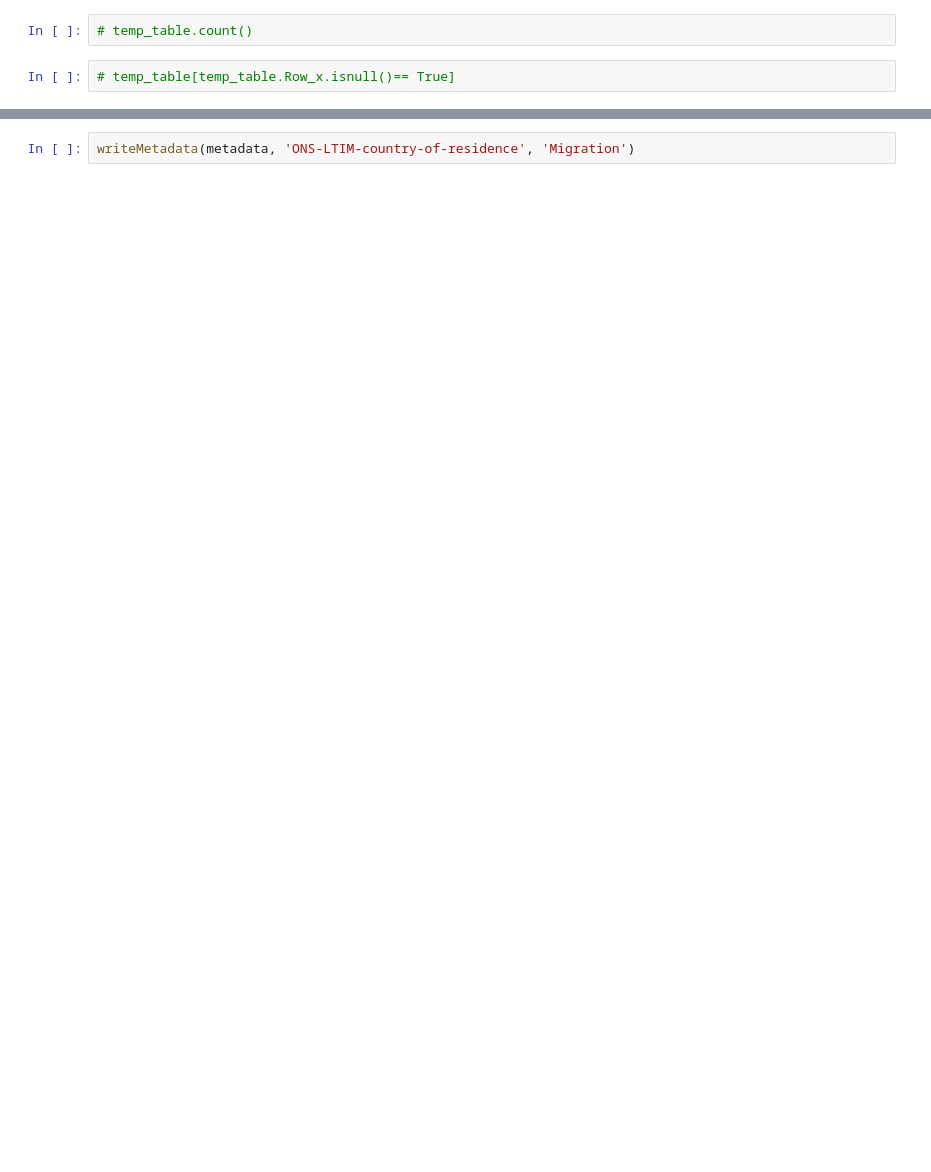
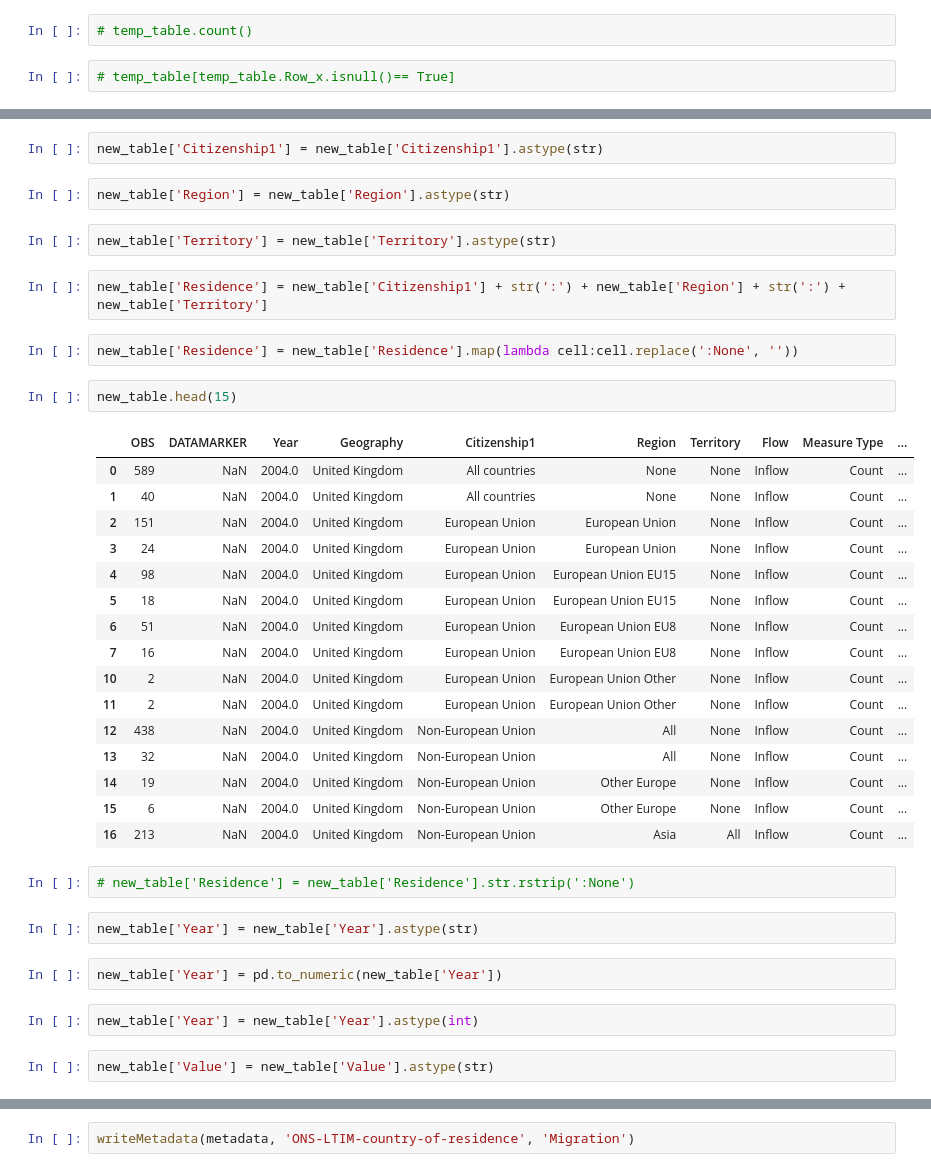
Before and after one commit to GSS-Cogs/ONS-LTIM-country-of-residence, a Jupyter notebook: Long-term international migration 2.02 next or last residence tidydata.ipynb, the cells around one changed output, grey strips where cells are left out. Saved outputs shown, nothing was run; the diff lists cells and outputs as text; blank space fills up the shorter version.

```diff
--- a/Long-term international migration 2.02 next or last residence tidydata.ipynb
+++ b/Long-term international migration 2.02 next or last residence tidydata.ipynb
@@ -422,0 +359,39 @@ Final_table.to_csv(destinationFolder / ('tidydata2_2.csv'), index = False)
+# %%
+new_table['Citizenship1'] = new_table['Citizenship1'].astype(str)
+# %%
+new_table['Region'] = new_table['Region'].astype(str)
+# %%
+new_table['Territory'] = new_table['Territory'].astype(str)
+# %%
+new_table['Residence'] = new_table['Citizenship1'] + str(':') + new_table['Region'] + str(':') + new_table['Territory']
+# %%
+new_table['Residence'] = new_table['Residence'].map(lambda cell:cell.replace(':None', ''))
+# %%
+new_table.head(15)
+# %% [output]
+|  | OBS | DATAMARKER | Year | Geography | Citizenship1 | Region | Territory | Flow | Measure Type | ... |
+| 0 | 589 | NaN | 2004.0 | United Kingdom | All countries | None | None | Inflow | Count | ... |
+| 1 | 40 | NaN | 2004.0 | United Kingdom | All countries | None | None | Inflow | Count | ... |
+| 2 | 151 | NaN | 2004.0 | United Kingdom | European Union | European Union | None | Inflow | Count | ... |
+| 3 | 24 | NaN | 2004.0 | United Kingdom | European Union | European Union | None | Inflow | Count | ... |
+| 4 | 98 | NaN | 2004.0 | United Kingdom | European Union | European Union EU15 | None | Inflow | Count | ... |
+| 5 | 18 | NaN | 2004.0 | United Kingdom | European Union | European Union EU15 | None | Inflow | Count | ... |
+| 6 | 51 | NaN | 2004.0 | United Kingdom | European Union | European Union EU8 | None | Inflow | Count | ... |
+| 7 | 16 | NaN | 2004.0 | United Kingdom | European Union | European Union EU8 | None | Inflow | Count | ... |
+| 10 | 2 | NaN | 2004.0 | United Kingdom | European Union | European Union Other | None | Inflow | Count | ... |
+| 11 | 2 | NaN | 2004.0 | United Kingdom | European Union | European Union Other | None | Inflow | Count | ... |
+| 12 | 438 | NaN | 2004.0 | United Kingdom | Non-European Union | All | None | Inflow | Count | ... |
+| 13 | 32 | NaN | 2004.0 | United Kingdom | Non-European Union | All | None | Inflow | Count | ... |
+| 14 | 19 | NaN | 2004.0 | United Kingdom | Non-European Union | Other Europe | None | Inflow | Count | ... |
+| 15 | 6 | NaN | 2004.0 | United Kingdom | Non-European Union | Other Europe | None | Inflow | Count | ... |
+| 16 | 213 | NaN | 2004.0 | United Kingdom | Non-European Union | Asia | All | Inflow | Count | ... |
+# %%
+# new_table['Residence'] = new_table['Residence'].str.rstrip(':None')
+# %%
+new_table['Year'] = new_table['Year'].astype(str)
+# %%
+new_table['Year'] = pd.to_numeric(new_table['Year'])
+# %%
+new_table['Year'] = new_table['Year'].astype(int)
+# %%
+new_table['Value'] = new_table['Value'].astype(str)
```
Also changed, not shown: parts of 87 cells of this notebook.
